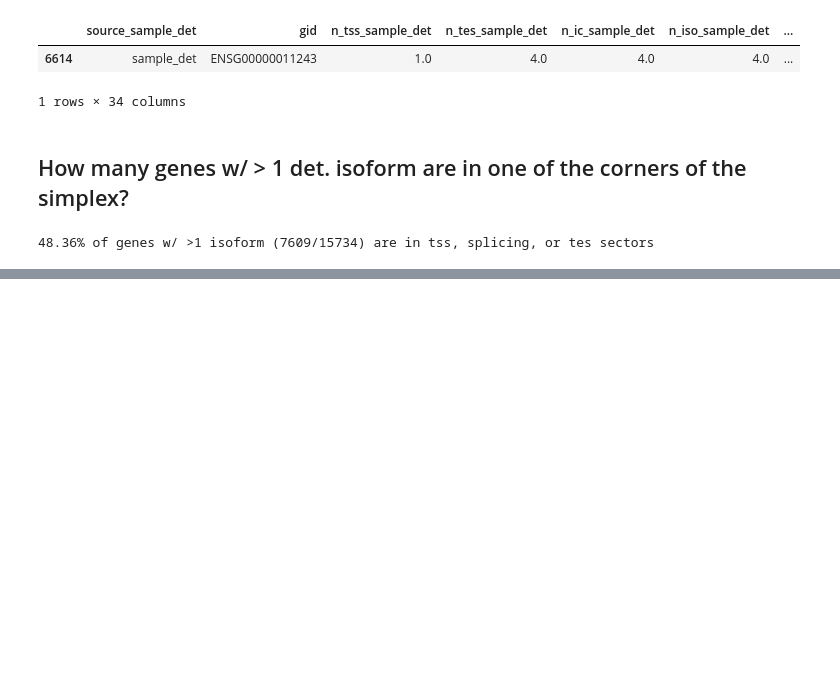
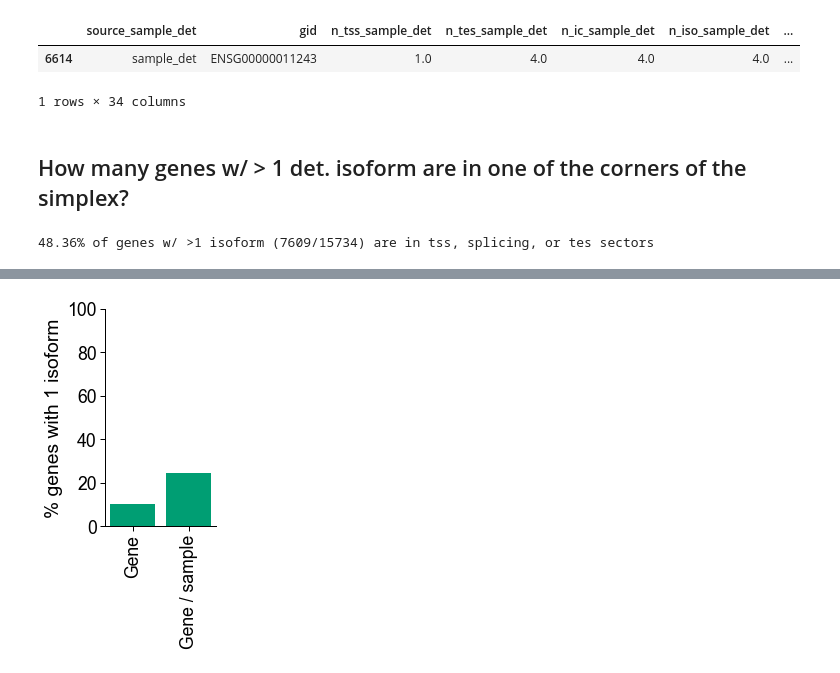
Before and after one commit to fairliereese/paper_rnawg, a Jupyter notebook: figures/fig3/fig3.ipynb, the cells around one changed output, grey strips where cells are left out. Cells and saved outputs as stored; diff of their text form; code cells hidden in the pictures; blank space fills up the shorter version.

```diff
--- a/figures/fig3/fig3.ipynb
+++ b/figures/fig3/fig3.ipynb
@@ -185,0 +192,11 @@ print(f'{(n_num/n)*100:.2f}% of genes w/ >1 isoform ({n_num}/{n}) are in tss, sp
+# %%
+ca = cerberus.read(cerberus_h5)
+ca = get_centroids(ca,
+                   source='sample_det',
+                   gene_subset=gene_subset,
+                   ver=ver)
+df = compute_dists([ca, ca],
+                   ['sample_det_centroid', 'obs_det'],
+                   rm_1_isos=[False, True],
+                   gene_subsets=[gene_subset, gene_subset],
+                   ver=[ver, ver])
@@ -185,0 +209,4 @@ print(f'{(n_num/n)*100:.2f}% of genes w/ >1 isoform ({n_num}/{n}) are in tss, sp
+# %%
+n = len(df.loc[df.sector_obs_det=='tss'].index)
+n_num = len(df.loc[(df.sector_obs_det=='tss')&(df.sector_sample_det_centroid!='tss')].index)
+print(f'{(n_num/n)*100:.2f}% genes ({n_num}/{n}) in the obs_det TSS-high sector are not TSS-high for sample-level centroids')
@@ -185,0 +231,66 @@ print(f'{(n_num/n)*100:.2f}% of genes w/ >1 isoform ({n_num}/{n}) are in tss, sp
+# %%
+obs_col = 'sample'
+min_tpm = 1
+gene_subset = 'protein_coding'
+fig_dir = 'figures/'
+
+feat_sample = pd.DataFrame()
+df = pd.DataFrame()
+for feat in ['iso', 'tss', 'ic', 'tes']:
+
+    # these won't give the exact same values / gene as the triplets because we're looking
+    # at the expression of individual features. But to be consistent with what's done
+    # to generate the plots earlier in the paper this is how we should do it
+    g_counts = get_counts_per_gene(filt_ab, obs_col, feat, min_tpm, gene_subset)
+    gs_counts = get_counts_per_sample_per_gene(filt_ab, obs_col, feat, min_tpm, gene_subset)
+
+    g_counts['source'] = 'Observed'
+    g_counts['feat'] = feat
+    gs_counts['source'] = 'Sample'
+    gs_counts['feat'] = feat
+
+    # what % of genes only have 1 triplet feat?
+    n_num = len(g_counts.loc[g_counts.counts==1].index)
+    n = len(g_counts.index)
+    p_g = perc(n_num, n)
+    print(f'{p_g:.2f}% ({n_num}/{n})of genes have just 1 {feat}')
+
+    # what % of gene / sample combos only have 1 triplet feat?
+    n_num = len(gs_counts.loc[gs_counts.counts==1].index)
+    n = len(gs_counts.index)
+    p_gs = perc(n_num, n)
+    print(f'{perc(n_num,n):.2f}% ({n_num}/{n})of gene / sample combos have just 1 {feat}')
+    temp1 = pd.DataFrame()
+    temp1['combo'] = ['Gene', 'Gene / sample']
+    temp1['perc'] = [p_g, p_gs]
+    temp1['feat'] = feat
+    plot_perc_one_feat(temp1, feat, opref=fig_dir)
+
+    temp = pd.concat([g_counts, gs_counts], axis=0)
+
+    # # remove genes that only have 1 isoform overall
+    # gids = ca.triplets.loc[(ca.triplets.source=='obs_det')&(ca.triplets.n_iso>1), 'gid'].unique().tolist()
+    # print(len(temp.index))
+    # temp = temp.loc[temp.gid.isin(gids)]
+    # print(len(temp.index))
+
+    # make plots
+
+    plot_feats_per_sample_gene(temp, feat, obs_col, fig_dir)
+    plot_feats_per_sample_gene_ecdf(temp, feat, obs_col, fig_dir)
+
+    # test for differences
+    obs = np.array(temp.loc[temp.source=='Observed', 'counts'].tolist())
+    samp = np.array(temp.loc[temp.source=='Sample', 'counts'].tolist())
+
+    s, pval = stats.kstest(obs, samp, alternative='two-sided')
+    print(f'{feat} ks test statistic: {s}, pval: {pval}')
+    print(pval)
+    print()
+
+    # make an aggregate dataframe across the feats for n_feats vs. n_samples
+    # feat_sample = pd.concat([feat_sample, get_n_samples_vs_n_feats(temp)], axis=0)
+    plot_n_samples_vs_n_feats(temp, feat, opref=fig_dir)
+
+    df = pd.concat([df, temp], axis=0)
+# %% [output]
@@ -185,0 +368 @@ print(f'{(n_num/n)*100:.2f}% of genes w/ >1 isoform ({n_num}/{n}) are in tss, sp
+[figure, added]
```
Also changed, not shown: parts of 17 cells of this notebook, 8 other files.
